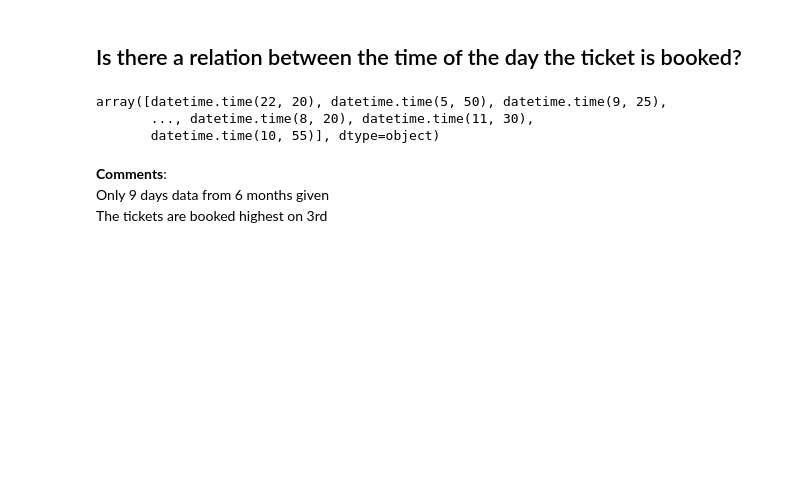
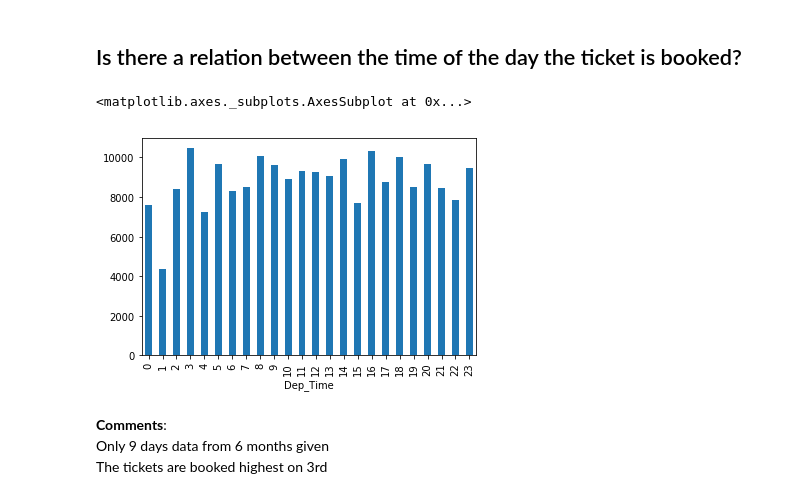
Before and after one commit to r1shbh/flight_prediction, a Jupyter notebook: flight-prediction.ipynb, the cells around one changed output. Saved outputs shown, nothing was run; the diff lists cells and outputs as text; code cells hidden in the pictures; blank space fills up the shorter version.

```diff
--- a/flight-prediction.ipynb
+++ b/flight-prediction.ipynb
@@ -609,9 +607,10 @@ times = new_data["Dep_Time"].dt.time.values
-# %%
-times
-# %% [output]
-array([datetime.time(22, 20), datetime.time(5, 50), datetime.time(9, 25),
-       ..., datetime.time(8, 20), datetime.time(11, 30),
-       datetime.time(10, 55)], dtype=object)
+# %%
+time_grouped = new_data.groupby(new_data["Dep_Time"].dt.hour)['Price'].mean()
+# %%
+time_grouped.plot.bar()
+# %% [output]
+<matplotlib.axes._subplots.AxesSubplot at 0x...>
+[figure, added]
 # %% [markdown]
 **Comments**: <br>
 Only 9 days data from 6 months given <br>
```
Also changed, not shown: parts of 71 cells of this notebook.
